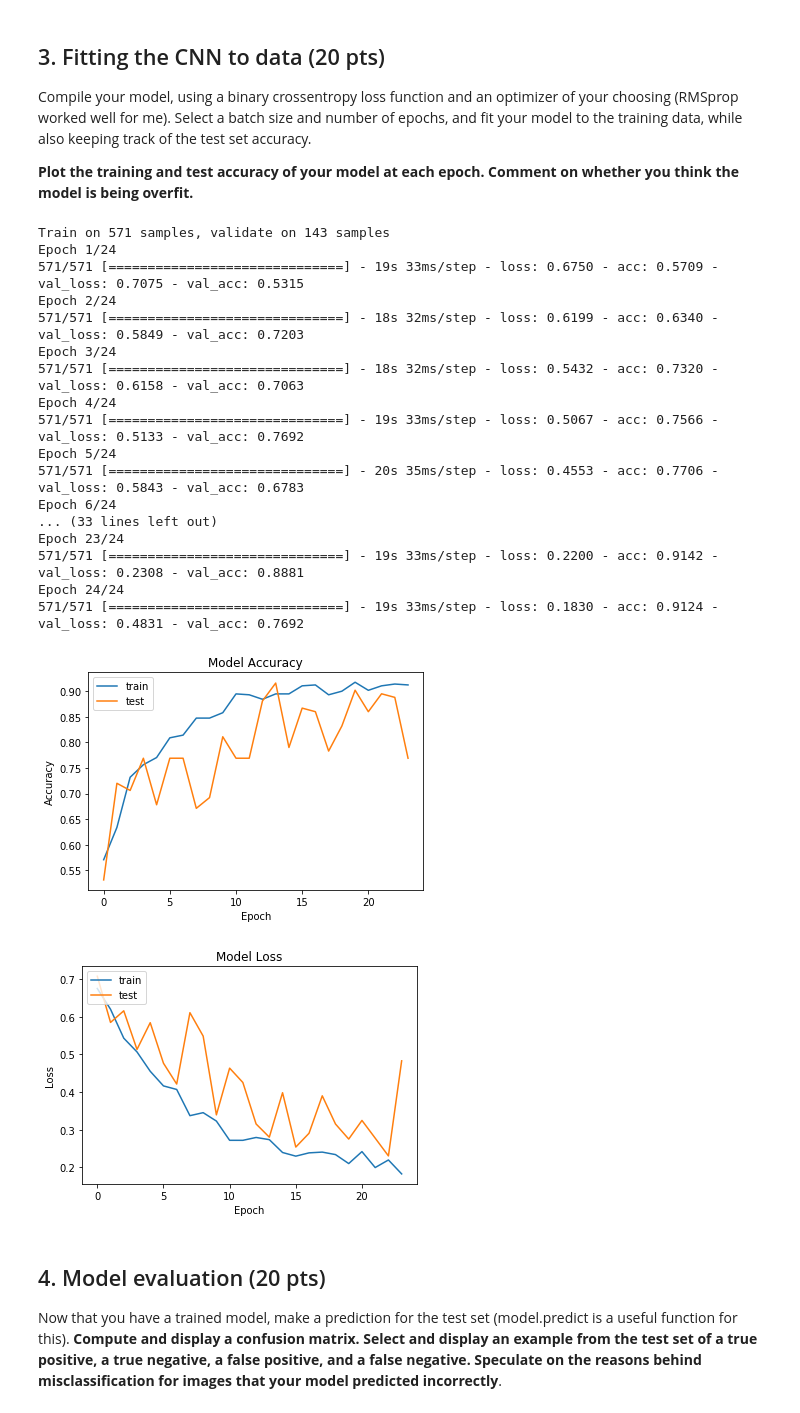
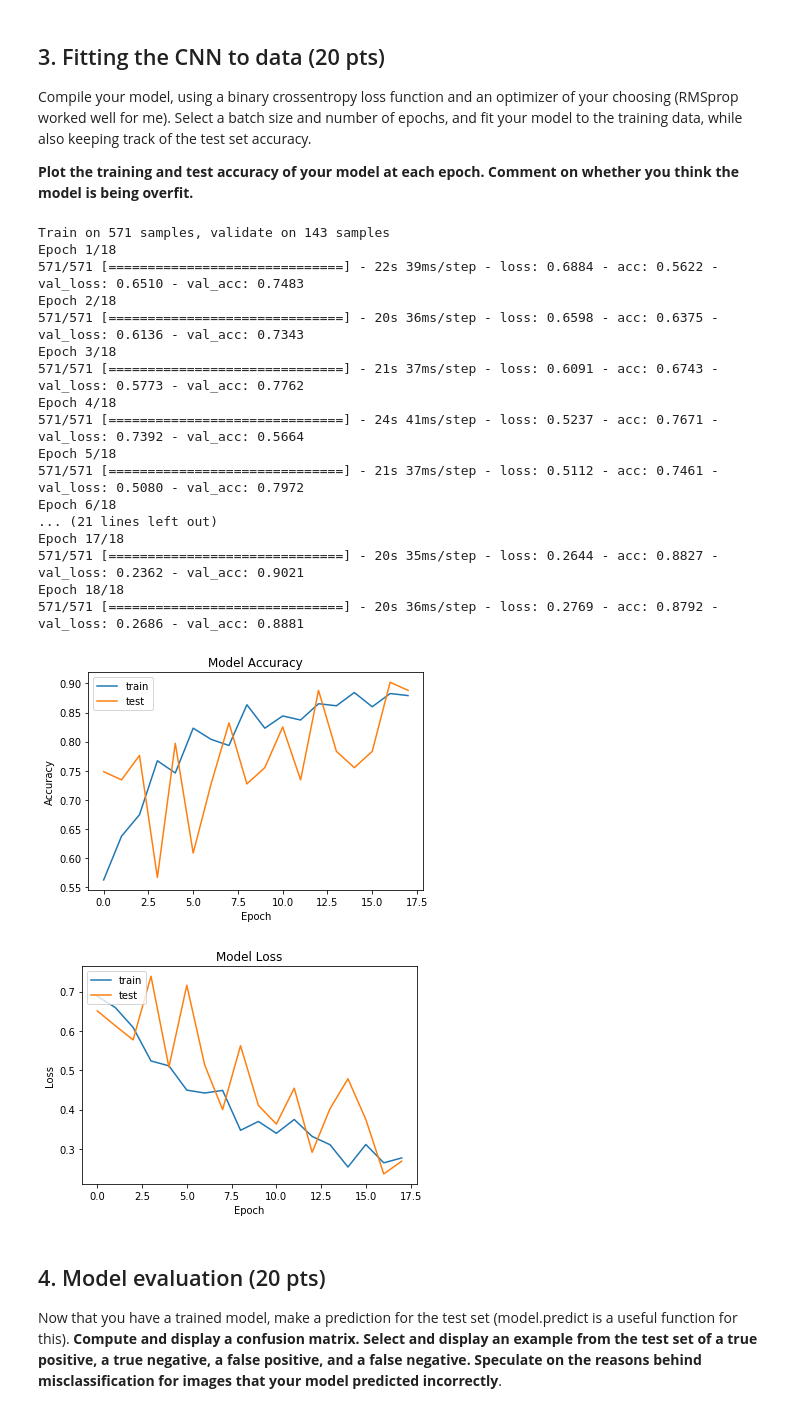
Before and after one commit to UMT-CS447-547-Fall-2018/Homework_6, a Jupyter notebook: Homework_6.ipynb, the cells around one changed output. Drawn from its saved outputs; the diff is of its cells as text; code cells hidden in the pictures.

```diff
--- a/Homework_6.ipynb
+++ b/Homework_6.ipynb
@@ -130,53 +130,53 @@ Compile your model, using a binary crossentropy loss function and an optimizer o
 # %%
 model.compile(loss=keras.losses.binary_crossentropy,                #! Specify a loss function
               optimizer=keras.optimizers.RMSprop(lr=0.001, rho=0.9, epsilon=None, decay=0.0),           #! Specify an optimizer
               metrics=['accuracy'])
 
-batch_size = 51                       #! Specify a batch size
-epochs= 24                            #! Specify an epoch
+batch_size = 50                       #! Specify a batch size
+epochs= 18                            #! Specify an epoch
 history = model.fit(X_train, y_train,
           batch_size=batch_size,
           epochs=epochs,
           verbose=1,
           validation_data=(X_test,y_test))
 
 #! Plot test and training accuracy (note that the history.history object is a dictionary containing relevant info)
 
 plt.plot(history.history['acc'])
 plt.plot(history.history['val_acc'])
 plt.title('Model Accuracy')
 plt.ylabel('Accuracy')
 plt.xlabel('Epoch')
 plt.legend(['train', 'test'], loc='upper left')
 plt.show()
 
 plt.plot(history.history['loss'])
 plt.plot(history.history['val_loss'])
 plt.title('Model Loss')
 plt.ylabel('Loss')
 plt.xlabel('Epoch')
 plt.legend(['train', 'test'], loc='upper left')
 plt.show()
 # %% [output]
 Train on 571 samples, validate on 143 samples
-Epoch 1/24
-571/571 [==============================] - 19s 33ms/step - loss: 0.6750 - acc: 0.5709 - val_loss: 0.7075 - val_acc: 0.5315
-Epoch 2/24
-571/571 [==============================] - 18s 32ms/step - loss: 0.6199 - acc: 0.6340 - val_loss: 0.5849 - val_acc: 0.7203
-Epoch 3/24
-571/571 [==============================] - 18s 32ms/step - loss: 0.5432 - acc: 0.7320 - val_loss: 0.6158 - val_acc: 0.7063
-Epoch 4/24
-571/571 [==============================] - 19s 33ms/step - loss: 0.5067 - acc: 0.7566 - val_loss: 0.5133 - val_acc: 0.7692
-Epoch 5/24
-571/571 [==============================] - 20s 35ms/step - loss: 0.4553 - acc: 0.7706 - val_loss: 0.5843 - val_acc: 0.6783
-Epoch 6/24
-... (33 lines left out)
-Epoch 23/24
-571/571 [==============================] - 19s 33ms/step - loss: 0.2200 - acc: 0.9142 - val_loss: 0.2308 - val_acc: 0.8881
-Epoch 24/24
-571/571 [==============================] - 19s 33ms/step - loss: 0.1830 - acc: 0.9124 - val_loss: 0.4831 - val_acc: 0.7692
+Epoch 1/18
+571/571 [==============================] - 22s 39ms/step - loss: 0.6884 - acc: 0.5622 - val_loss: 0.6510 - val_acc: 0.7483
+Epoch 2/18
+571/571 [==============================] - 20s 36ms/step - loss: 0.6598 - acc: 0.6375 - val_loss: 0.6136 - val_acc: 0.7343
+Epoch 3/18
+571/571 [==============================] - 21s 37ms/step - loss: 0.6091 - acc: 0.6743 - val_loss: 0.5773 - val_acc: 0.7762
+Epoch 4/18
+571/571 [==============================] - 24s 41ms/step - loss: 0.5237 - acc: 0.7671 - val_loss: 0.7392 - val_acc: 0.5664
+Epoch 5/18
+571/571 [==============================] - 21s 37ms/step - loss: 0.5112 - acc: 0.7461 - val_loss: 0.5080 - val_acc: 0.7972
+Epoch 6/18
+... (21 lines left out)
+Epoch 17/18
+571/571 [==============================] - 20s 35ms/step - loss: 0.2644 - acc: 0.8827 - val_loss: 0.2362 - val_acc: 0.9021
+Epoch 18/18
+571/571 [==============================] - 20s 36ms/step - loss: 0.2769 - acc: 0.8792 - val_loss: 0.2686 - val_acc: 0.8881
-[figure, old version]
+[figure, new version]
-[figure, old version]
+[figure, new version]
 # %% [markdown]
 ## 4. Model evaluation (20 pts)
 
```
Also changed, not shown: parts of 9 cells of this notebook.
